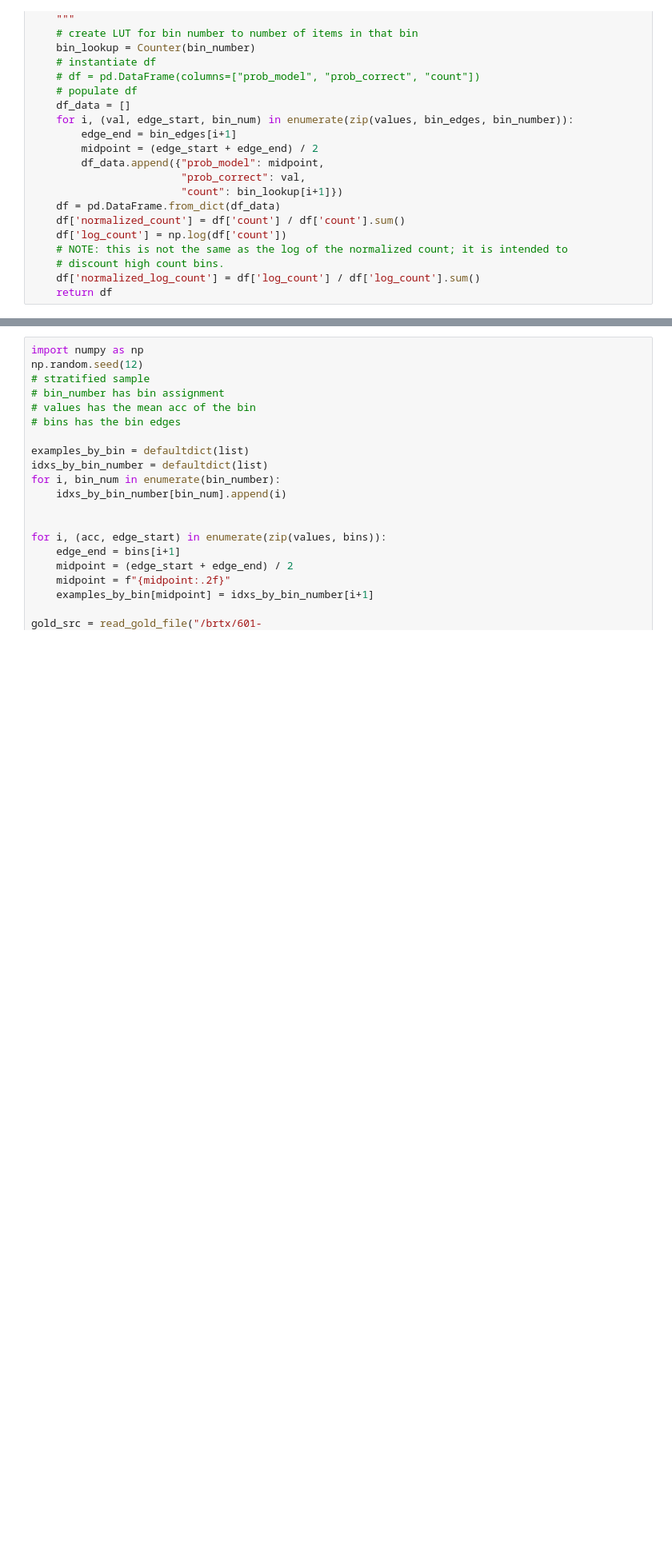
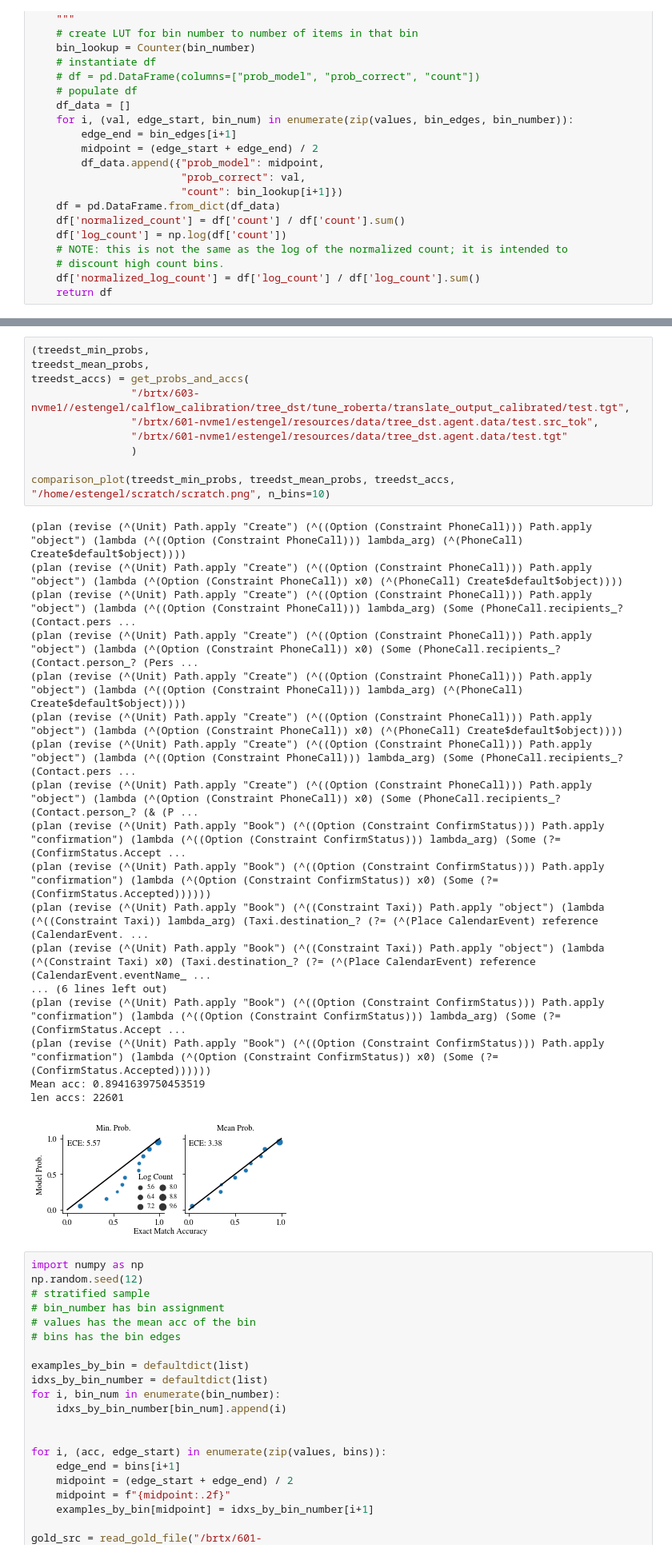
Before and after one commit to esteng/calibration_miso, a Jupyter notebook: analysis/calibration_seq_plot.ipynb, the cells around one changed output, grey strips where cells are left out. Shown at 80% size. Cells and saved outputs as stored; diff of their text form; blank space fills up the shorter version.

```diff
--- a/analysis/calibration_seq_plot.ipynb
+++ b/analysis/calibration_seq_plot.ipynb
@@ -156,3 +133,32 @@ plt.savefig("/home/estengel/papers/did-you-mean-2022/figures/seq_calibration.pdf
+# %%
+(treedst_min_probs,
+treedst_mean_probs,
+treedst_accs) = get_probs_and_accs(
+                "/brtx/603-nvme1//estengel/calflow_calibration/tree_dst/tune_roberta/translate_output_calibrated/test.tgt",
+                "/brtx/601-nvme1/estengel/resources/data/tree_dst.agent.data/test.src_tok",
+                "/brtx/601-nvme1/estengel/resources/data/tree_dst.agent.data/test.tgt"
+                )
+
+comparison_plot(treedst_min_probs, treedst_mean_probs, treedst_accs, "/home/estengel/scratch/scratch.png", n_bins=10)
+# %% [output]
+(plan (revise (^(Unit) Path.apply "Create") (^((Option (Constraint PhoneCall))) Path.apply "object") (lambda (^((Option (Constraint PhoneCall))) lambda_arg) (^(PhoneCall) Create$default$object))))
+(plan (revise (^(Unit) Path.apply "Create") (^((Option (Constraint PhoneCall))) Path.apply "object") (lambda (^(Option (Constraint PhoneCall)) x0) (^(PhoneCall) Create$default$object))))
+(plan (revise (^(Unit) Path.apply "Create") (^((Option (Constraint PhoneCall))) Path.apply "object") (lambda (^((Option (Constraint PhoneCall))) lambda_arg) (Some (PhoneCall.recipients_? (Contact.pers ...
+(plan (revise (^(Unit) Path.apply "Create") (^((Option (Constraint PhoneCall))) Path.apply "object") (lambda (^(Option (Constraint PhoneCall)) x0) (Some (PhoneCall.recipients_? (Contact.person_? (Pers ...
+(plan (revise (^(Unit) Path.apply "Create") (^((Option (Constraint PhoneCall))) Path.apply "object") (lambda (^((Option (Constraint PhoneCall))) lambda_arg) (^(PhoneCall) Create$default$object))))
+(plan (revise (^(Unit) Path.apply "Create") (^((Option (Constraint PhoneCall))) Path.apply "object") (lambda (^(Option (Constraint PhoneCall)) x0) (^(PhoneCall) Create$default$object))))
+(plan (revise (^(Unit) Path.apply "Create") (^((Option (Constraint PhoneCall))) Path.apply "object") (lambda (^((Option (Constraint PhoneCall))) lambda_arg) (Some (PhoneCall.recipients_? (Contact.pers ...
+(plan (revise (^(Unit) Path.apply "Create") (^((Option (Constraint PhoneCall))) Path.apply "object") (lambda (^(Option (Constraint PhoneCall)) x0) (Some (PhoneCall.recipients_? (Contact.person_? (& (P ...
+(plan (revise (^(Unit) Path.apply "Book") (^((Option (Constraint ConfirmStatus))) Path.apply "confirmation") (lambda (^((Option (Constraint ConfirmStatus))) lambda_arg) (Some (?= (ConfirmStatus.Accept ...
+(plan (revise (^(Unit) Path.apply "Book") (^((Option (Constraint ConfirmStatus))) Path.apply "confirmation") (lambda (^(Option (Constraint ConfirmStatus)) x0) (Some (?= (ConfirmStatus.Accepted))))))
+(plan (revise (^(Unit) Path.apply "Book") (^((Constraint Taxi)) Path.apply "object") (lambda (^((Constraint Taxi)) lambda_arg) (Taxi.destination_? (?= (^(Place CalendarEvent) reference (CalendarEvent. ...
+(plan (revise (^(Unit) Path.apply "Book") (^((Constraint Taxi)) Path.apply "object") (lambda (^(Constraint Taxi) x0) (Taxi.destination_? (?= (^(Place CalendarEvent) reference (CalendarEvent.eventName_ ...
+... (6 lines left out)
+(plan (revise (^(Unit) Path.apply "Book") (^((Option (Constraint ConfirmStatus))) Path.apply "confirmation") (lambda (^((Option (Constraint ConfirmStatus))) lambda_arg) (Some (?= (ConfirmStatus.Accept ...
+(plan (revise (^(Unit) Path.apply "Book") (^((Option (Constraint ConfirmStatus))) Path.apply "confirmation") (lambda (^(Option (Constraint ConfirmStatus)) x0) (Some (?= (ConfirmStatus.Accepted))))))
+Mean acc: 0.8941639750453519
+len accs: 22601
+[figure, added]
 # %%
 import numpy as np
 np.random.seed(12)
```
Also changed, not shown: parts of 9 cells of this notebook, 2 other files.
